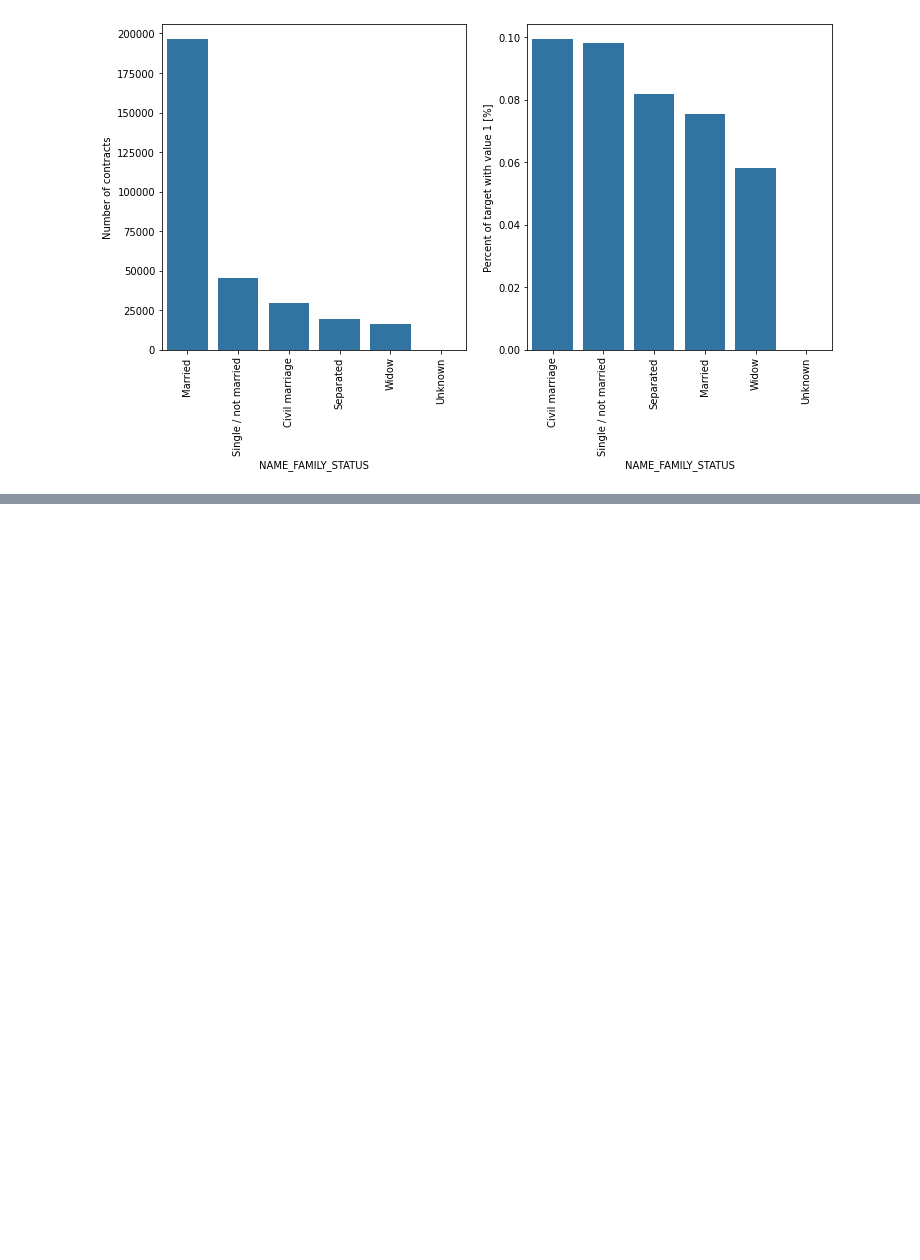
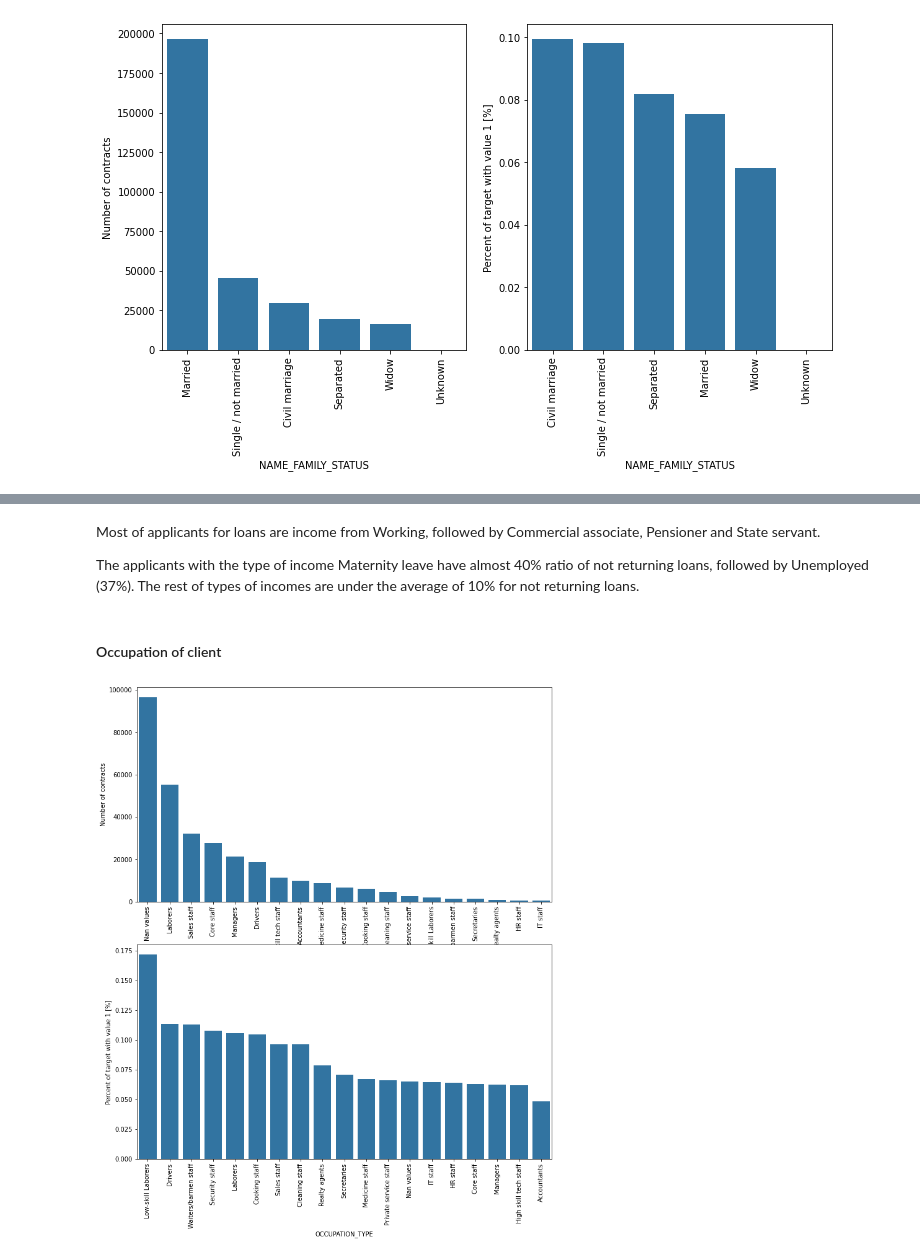
Before and after one commit to mhs10031990/Hands_on, a Jupyter notebook: CRA_Data_Visualization.ipynb, the cells around one changed output, grey strips where cells are left out. Saved outputs shown, nothing was run; the diff lists cells and outputs as text; code cells hidden in the pictures; blank space fills up the shorter version.

```diff
--- a/CRA_Data_Visualization.ipynb
+++ b/CRA_Data_Visualization.ipynb
@@ -200,0 +205,10 @@ Let's investigate the numbers of clients with different income type. As well, le
+# %% [markdown]
+Most of applicants for loans are income from Working, followed by Commercial associate, Pensioner and State servant.
+
+The applicants with the type of income Maternity leave have almost 40% ratio of not returning loans, followed by Unemployed (37%). The rest of types of incomes are under the average of 10% for not returning loans.
+# %% [markdown]
+#### Occupation of client
+# %%
+plot_stats('OCCUPATION_TYPE',True, False)
+# %% [output]
+[figure, added]
```
Also changed, not shown: parts of 40 cells of this notebook.
